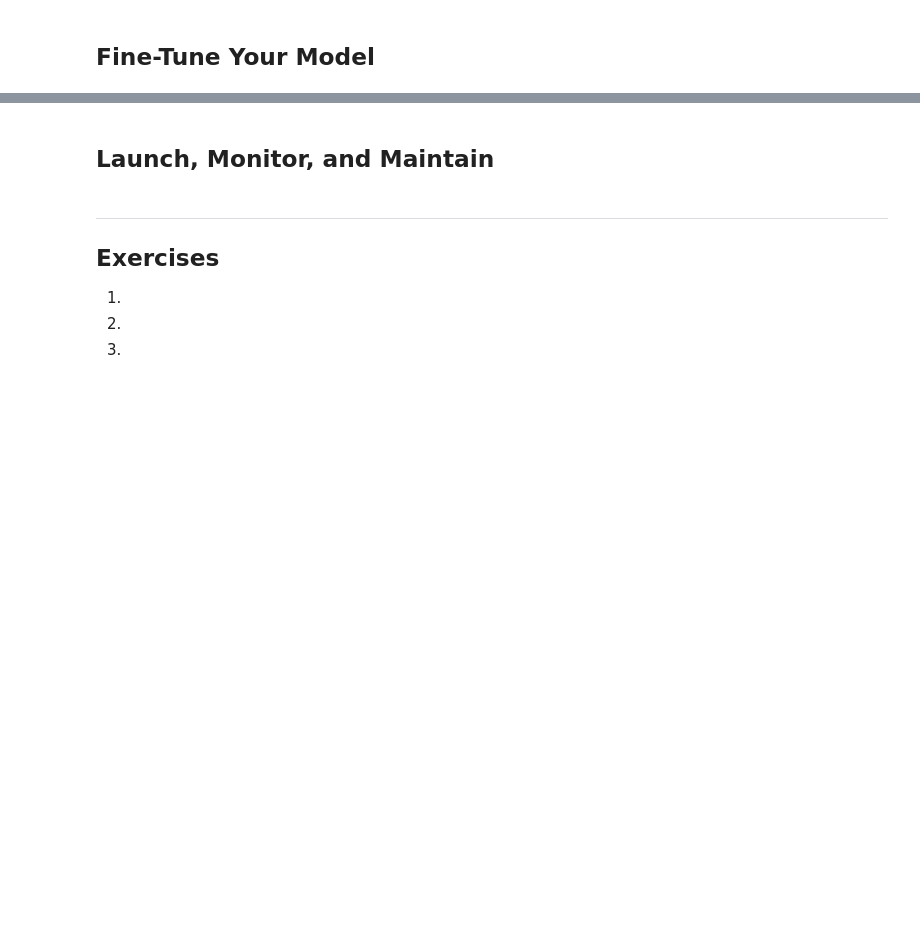
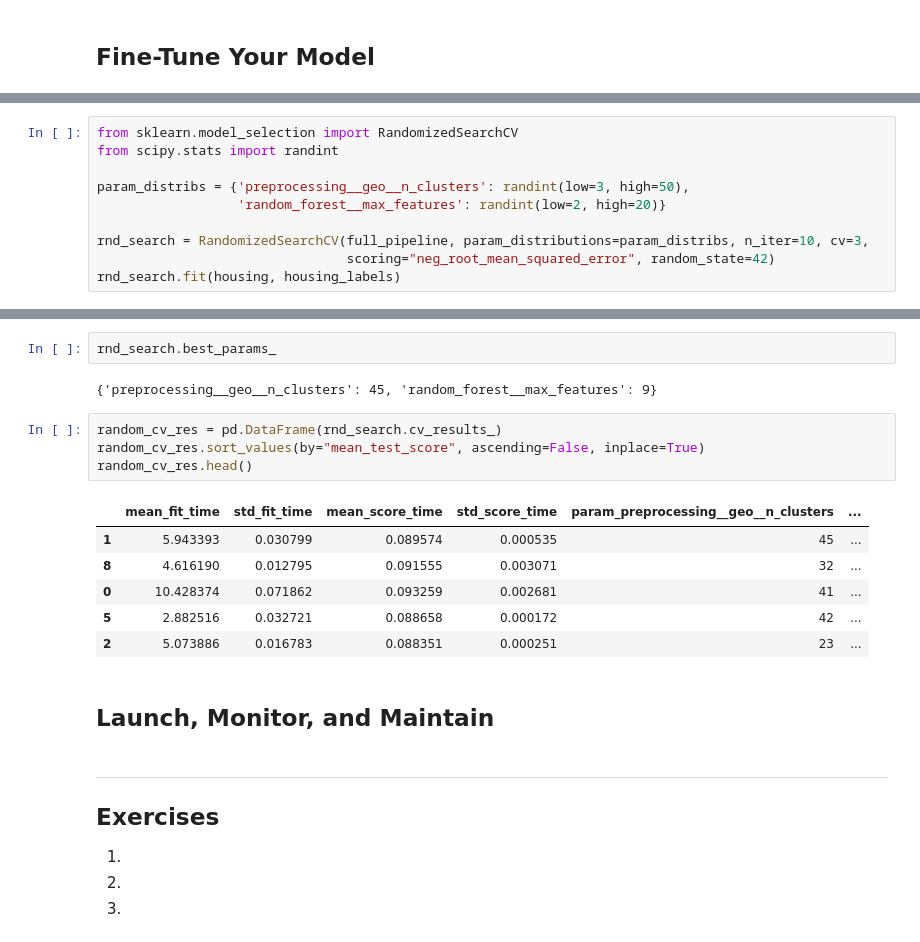
Before and after one commit to tsarevboris/ai-explore, a Jupyter notebook: notebooks/learn/handson-ml/ch02_end_to_end_project.ipynb, the cells around one changed output, grey strips where cells are left out. Saved outputs shown, nothing was run; the diff lists cells and outputs as text; blank space fills up the shorter version.

```diff
--- a/notebooks/learn/handson-ml/ch02_end_to_end_project.ipynb
+++ b/notebooks/learn/handson-ml/ch02_end_to_end_project.ipynb
@@ -653,0 +821,10 @@ array(['bedrooms__ratio', 'rooms_per_house__ratio',
+# %%
+from sklearn.model_selection import RandomizedSearchCV
+from scipy.stats import randint
+
+param_distribs = {'preprocessing__geo__n_clusters': randint(low=3, high=50),
+                  'random_forest__max_features': randint(low=2, high=20)}
+
+rnd_search = RandomizedSearchCV(full_pipeline, param_distributions=param_distribs, n_iter=10, cv=3,
+                                scoring="neg_root_mean_squared_error", random_state=42)
+rnd_search.fit(housing, housing_labels)
@@ -654,3 +849,18 @@ array(['bedrooms__ratio', 'rooms_per_house__ratio',
+# %%
+rnd_search.best_params_
+# %% [output]
+{'preprocessing__geo__n_clusters': 45, 'random_forest__max_features': 9}
+# %%
+random_cv_res = pd.DataFrame(rnd_search.cv_results_)
+random_cv_res.sort_values(by="mean_test_score", ascending=False, inplace=True)
+random_cv_res.head()
+# %% [output]
+|  | mean_fit_time | std_fit_time | mean_score_time | std_score_time | param_preprocessing__geo__n_clusters | ... |
+| 1 | 5.943393 | 0.030799 | 0.089574 | 0.000535 | 45 | ... |
+| 8 | 4.616190 | 0.012795 | 0.091555 | 0.003071 | 32 | ... |
+| 0 | 10.428374 | 0.071862 | 0.093259 | 0.002681 | 41 | ... |
+| 5 | 2.882516 | 0.032721 | 0.088658 | 0.000172 | 42 | ... |
+| 2 | 5.073886 | 0.016783 | 0.088351 | 0.000251 | 23 | ... |
 # %% [markdown]
 ## Launch, Monitor, and Maintain
 # %% [markdown]
```
Also changed, not shown: parts of 26 cells of this notebook, 1 other file.
